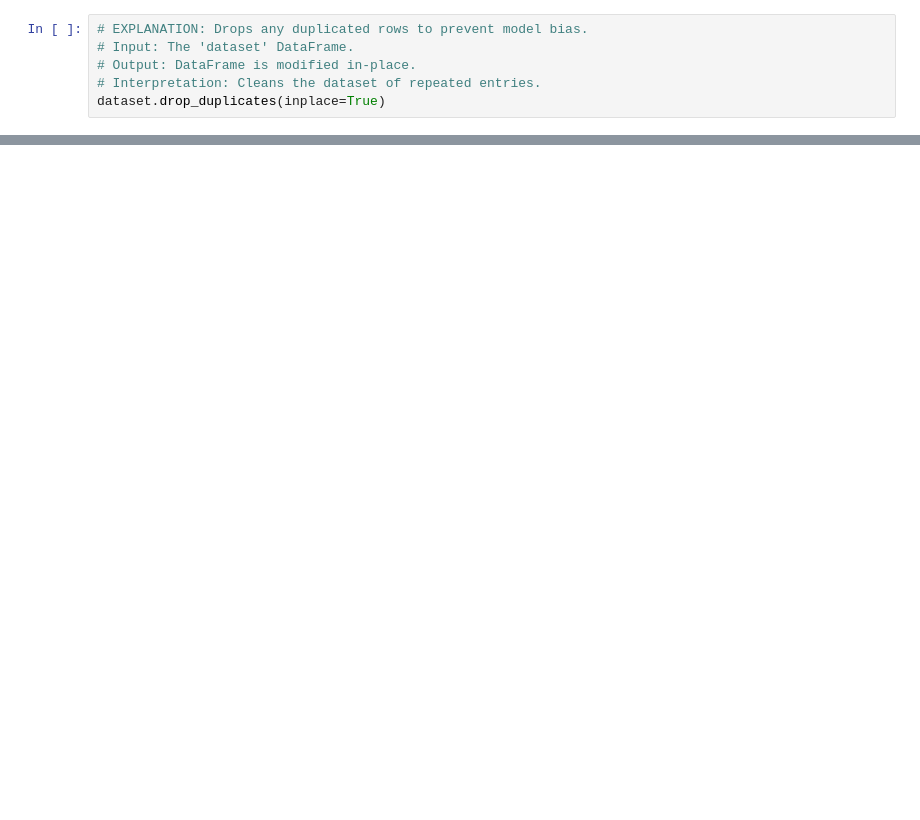
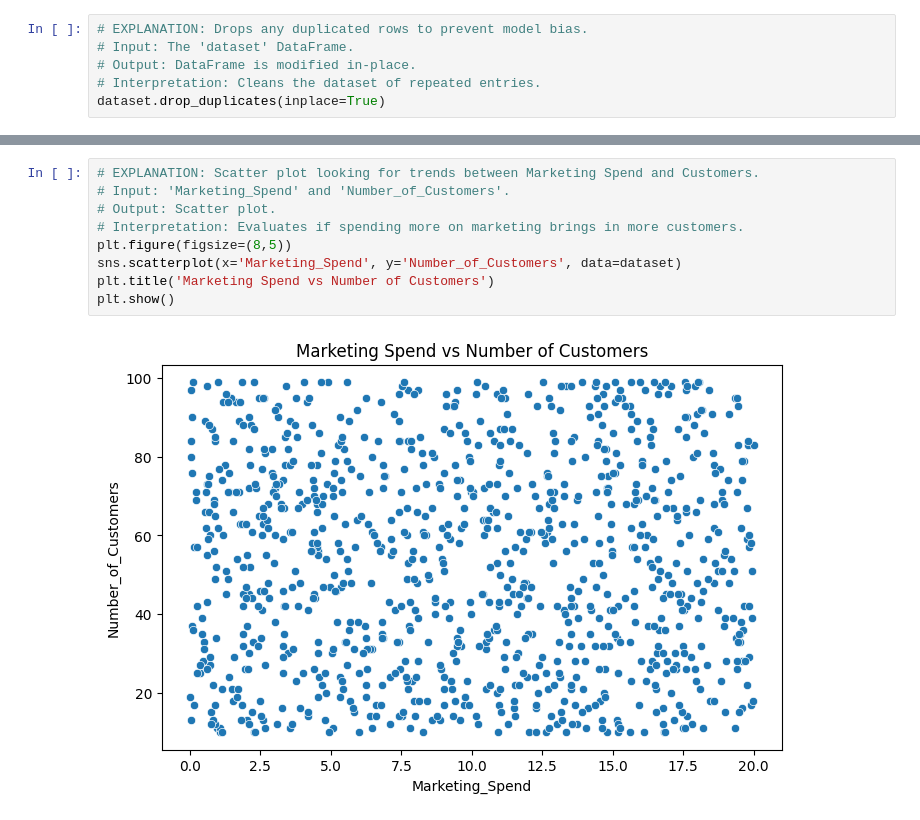
Before and after one commit to malik09-teach/ML-BASICS-PROJECTS-, a Jupyter notebook: monthly budget prediction/monthly_revenue.ipynb, the cells around one changed output, grey strips where cells are left out. Saved outputs shown, nothing was run; the diff lists cells and outputs as text; blank space fills up the shorter version.

```diff
--- a/monthly budget prediction/monthly_revenue.ipynb
+++ b/monthly budget prediction/monthly_revenue.ipynb
@@ -220,0 +292,11 @@ plt.show()
+# %%
+# EXPLANATION: Scatter plot looking for trends between Marketing Spend and Customers.
+# Input: 'Marketing_Spend' and 'Number_of_Customers'.
+# Output: Scatter plot.
+# Interpretation: Evaluates if spending more on marketing brings in more customers.
+plt.figure(figsize=(8,5))
+sns.scatterplot(x='Marketing_Spend', y='Number_of_Customers', data=dataset)
+plt.title('Marketing Spend vs Number of Customers')
+plt.show()
+# %% [output]
+[figure, added]
```
Also changed, not shown: parts of 61 cells of this notebook.
